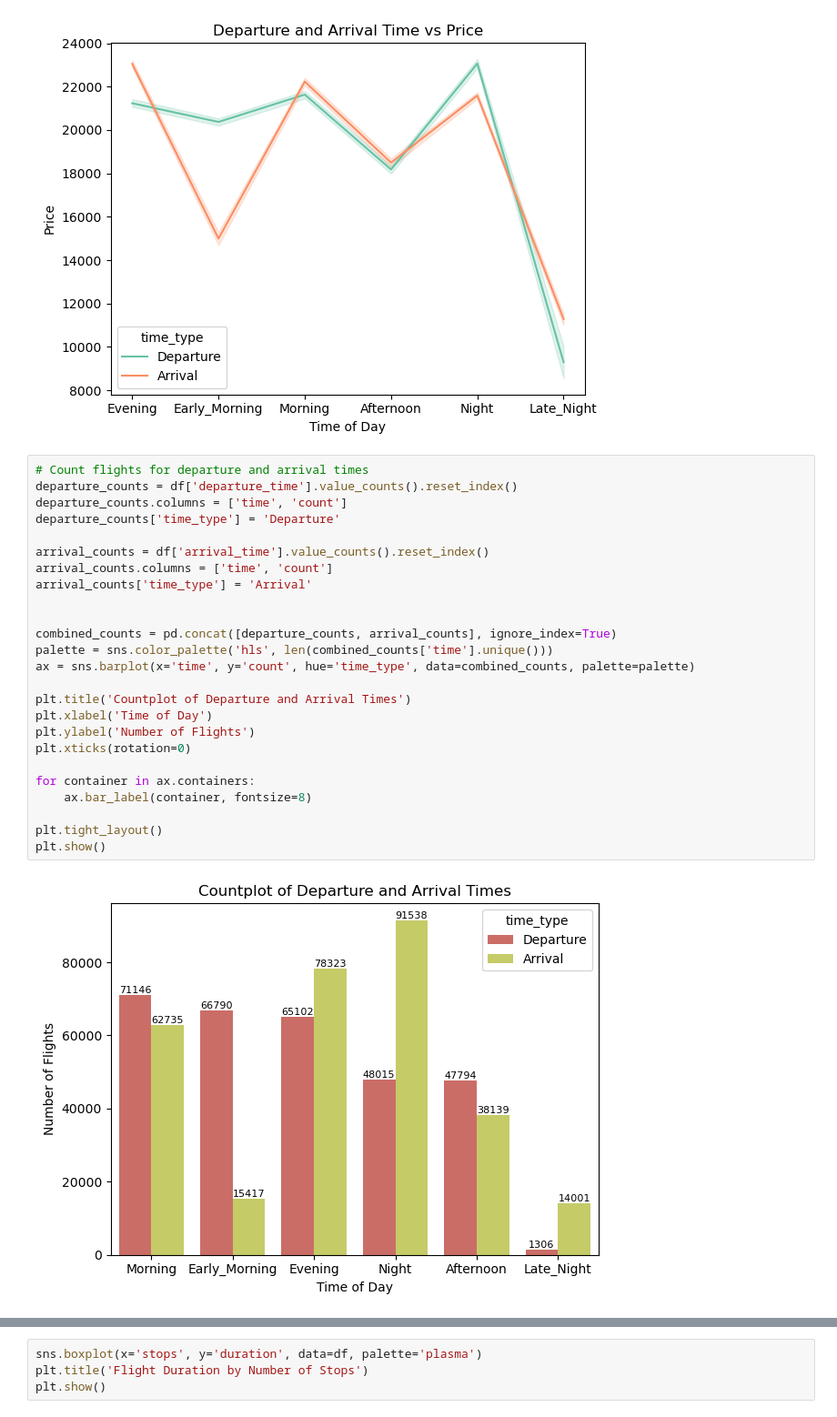
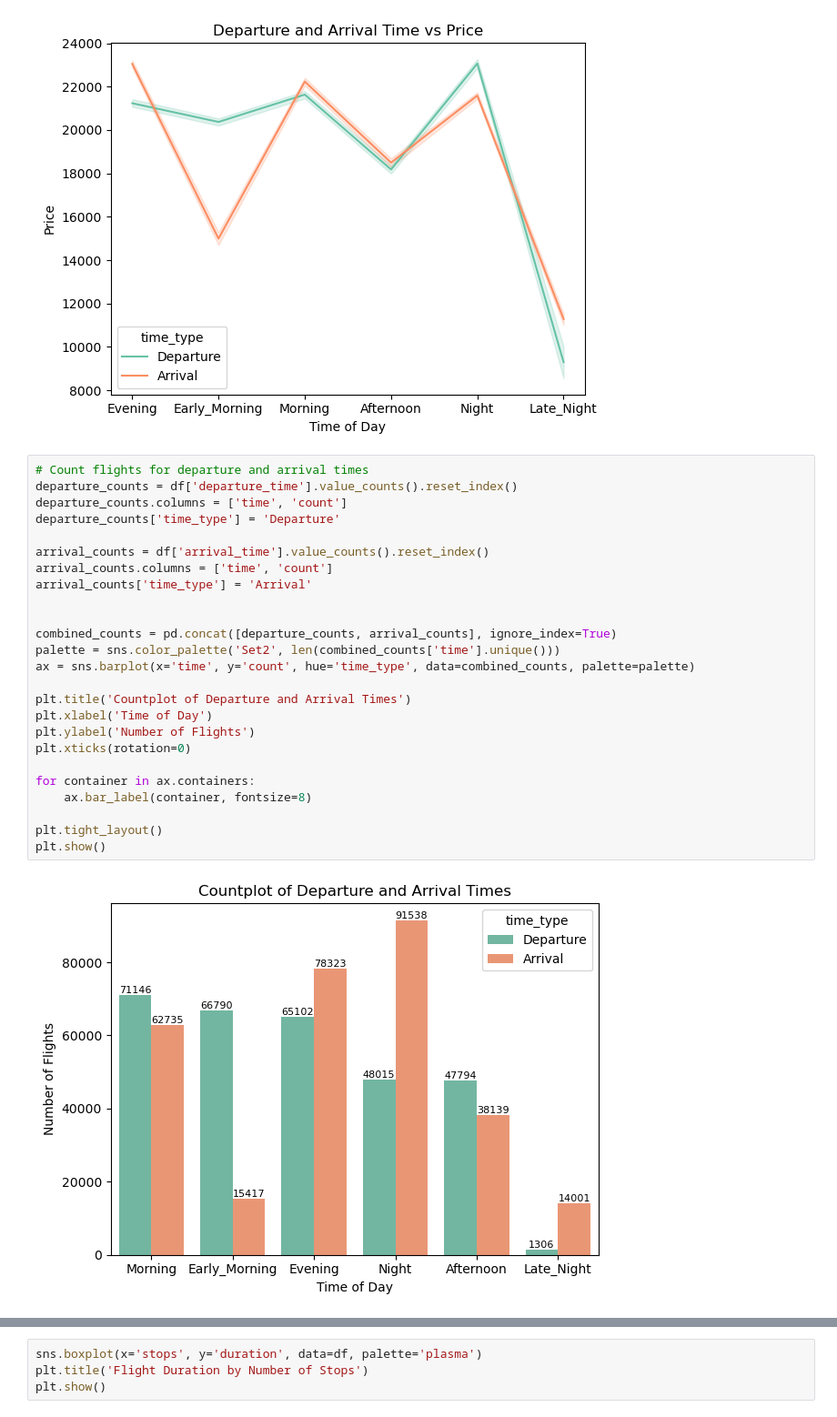
Before and after one commit to Aarzooj/CS343-Machine-Learning-Project, a Jupyter notebook: ML_midreport_EDA.ipynb, the cells around one changed output, grey strips where cells are left out. Shown at 91% size. Cells and saved outputs as stored; diff of their text form.

```diff
--- a/ML_midreport_EDA.ipynb
+++ b/ML_midreport_EDA.ipynb
@@ -261,27 +261,27 @@ plt.show()
 # %%
 # Count flights for departure and arrival times
 departure_counts = df['departure_time'].value_counts().reset_index()
 departure_counts.columns = ['time', 'count']
 departure_counts['time_type'] = 'Departure'
 
 arrival_counts = df['arrival_time'].value_counts().reset_index()
 arrival_counts.columns = ['time', 'count']
 arrival_counts['time_type'] = 'Arrival'
 
 
 combined_counts = pd.concat([departure_counts, arrival_counts], ignore_index=True)
-palette = sns.color_palette('hls', len(combined_counts['time'].unique()))
+palette = sns.color_palette('Set2', len(combined_counts['time'].unique()))
 ax = sns.barplot(x='time', y='count', hue='time_type', data=combined_counts, palette=palette)
 
 plt.title('Countplot of Departure and Arrival Times')
 plt.xlabel('Time of Day')
 plt.ylabel('Number of Flights')
 plt.xticks(rotation=0)
 
 for container in ax.containers:
     ax.bar_label(container, fontsize=8)
 
 plt.tight_layout()
 plt.show()
 # %% [output]
-[figure, old version]
+[figure, new version]
```
Also changed, not shown: parts of 1 cell of this notebook.
